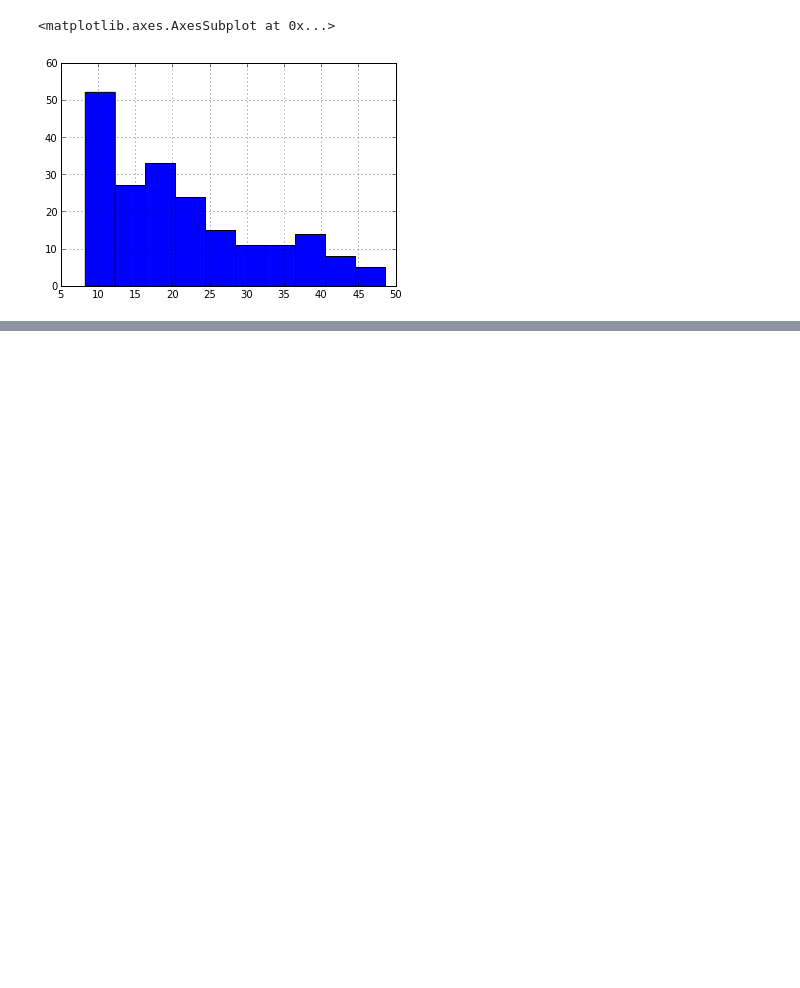
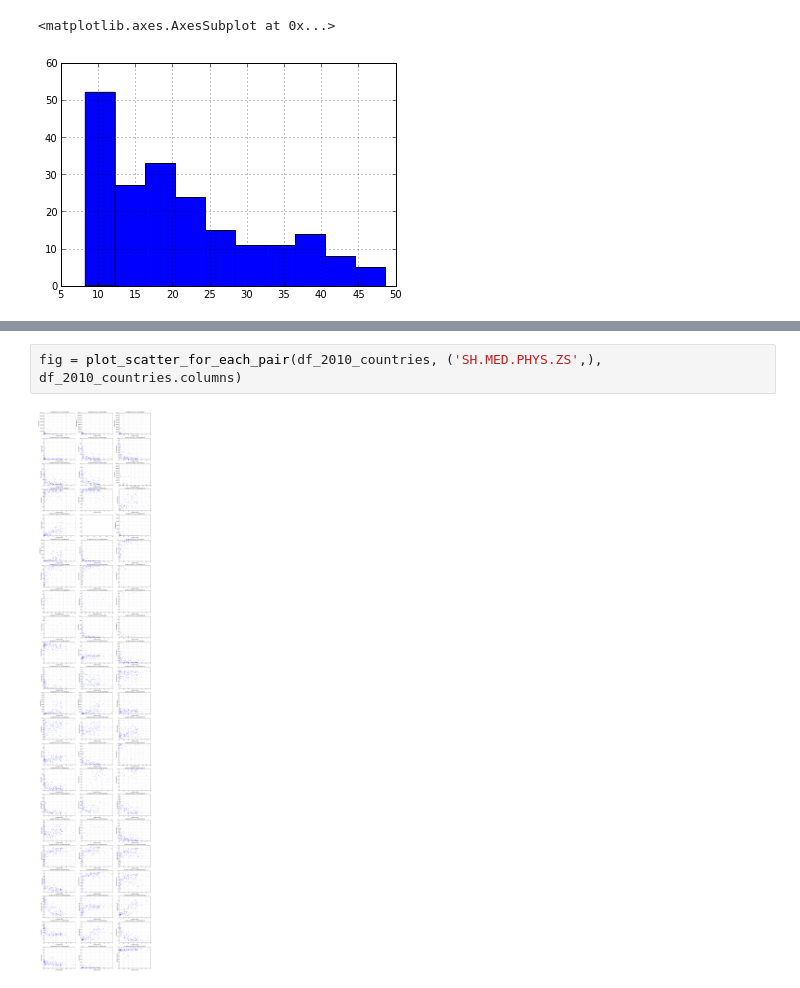
Before and after one commit to dennisobrien/GeneralAssemblyDataScience2013, a Jupyter notebook: HomeworkAssignment_05/ClusteringHealth.ipynb, the cells around one changed output, grey strips where cells are left out. Cells and saved outputs as stored; diff of their text form; blank space fills up the shorter version.

```diff
--- a/HomeworkAssignment_05/ClusteringHealth.ipynb
+++ b/HomeworkAssignment_05/ClusteringHealth.ipynb
@@ -256,0 +232,4 @@ too few points for SH.DYN.CHLD.MA: 0
+# %%
+fig = plot_scatter_for_each_pair(df_2010_countries, ('SH.MED.PHYS.ZS',), df_2010_countries.columns)
+# %% [output]
+[figure, added]
```
Also changed, not shown: parts of 15 cells of this notebook, 1 other file.
